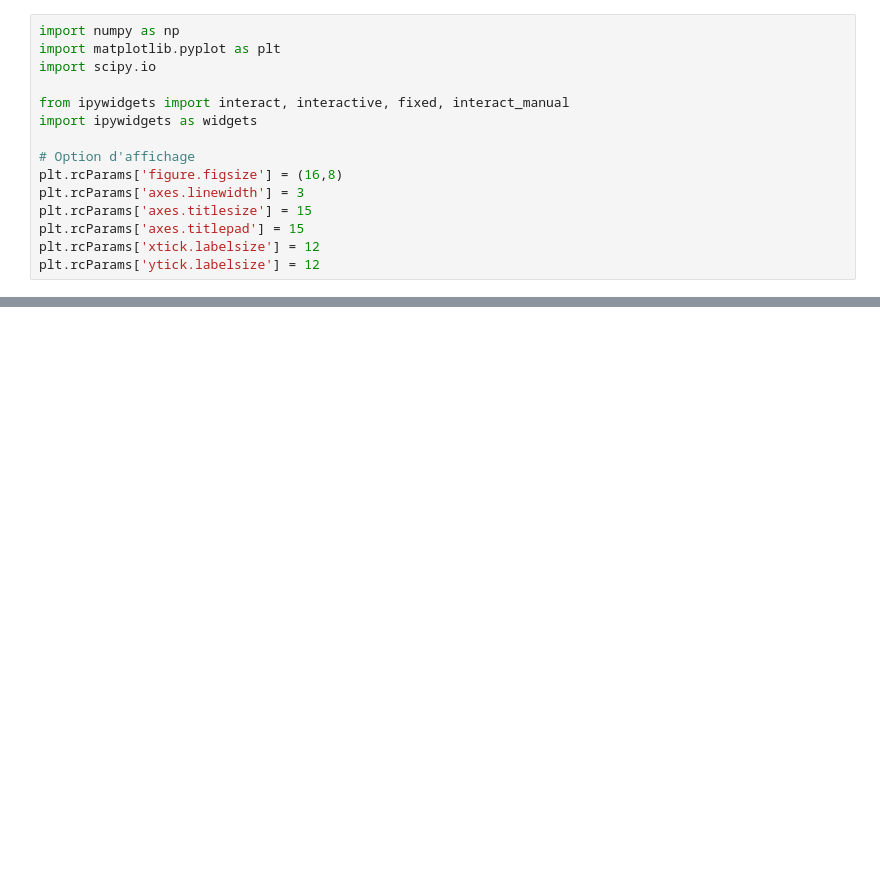
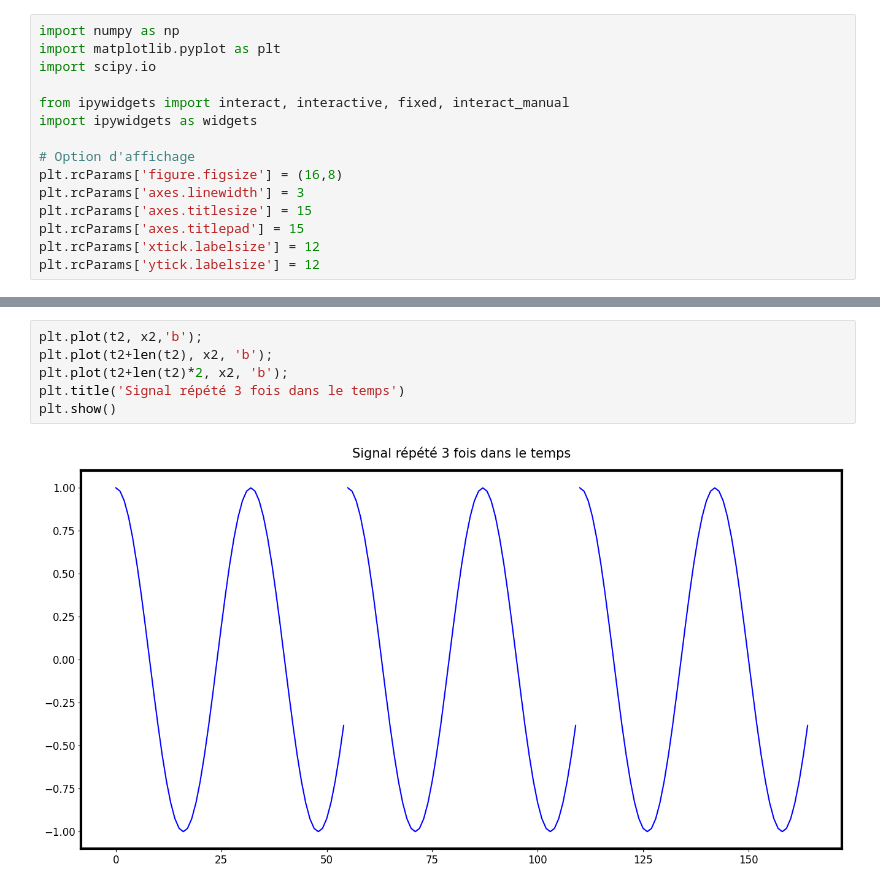
Before and after one commit to evaalonsoortiz/ELE8812-demos, a Jupyter notebook: Demos/Lesson 3/Leçon_3_Demo_sin.ipynb, the cells around one changed output, grey strips where cells are left out. Saved outputs shown, nothing was run; the diff lists cells and outputs as text; blank space fills up the shorter version.

```diff
--- a/Demos/Lesson 3/Leçon_3_Demo_sin.ipynb
+++ b/Demos/Lesson 3/Leçon_3_Demo_sin.ipynb
@@ -61,3 +79,11 @@ plt.show()
+# %%
+plt.plot(t2, x2,'b');
+plt.plot(t2+len(t2), x2, 'b');
+plt.plot(t2+len(t2)*2, x2, 'b');
+plt.title('Signal répété 3 fois dans le temps')
+plt.show()
+# %% [output]
+[figure, added]
 # %%
 X2 = np.fft.fftshift(np.fft.fft(x2));
 nu2 = np.arange(0,len(x2))/len(x2)
```
Also changed, not shown: parts of 13 cells of this notebook, 3 other files.
